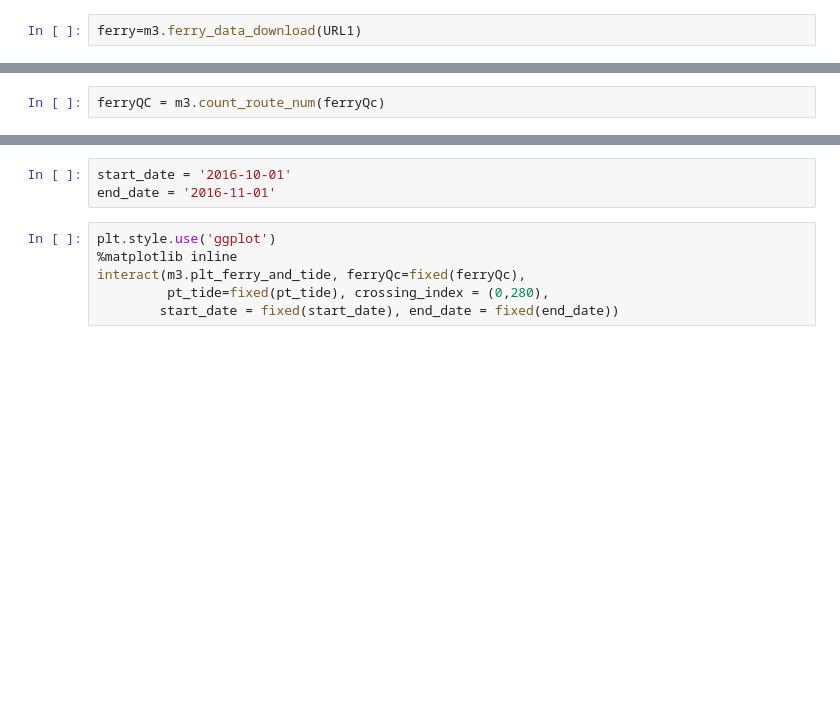
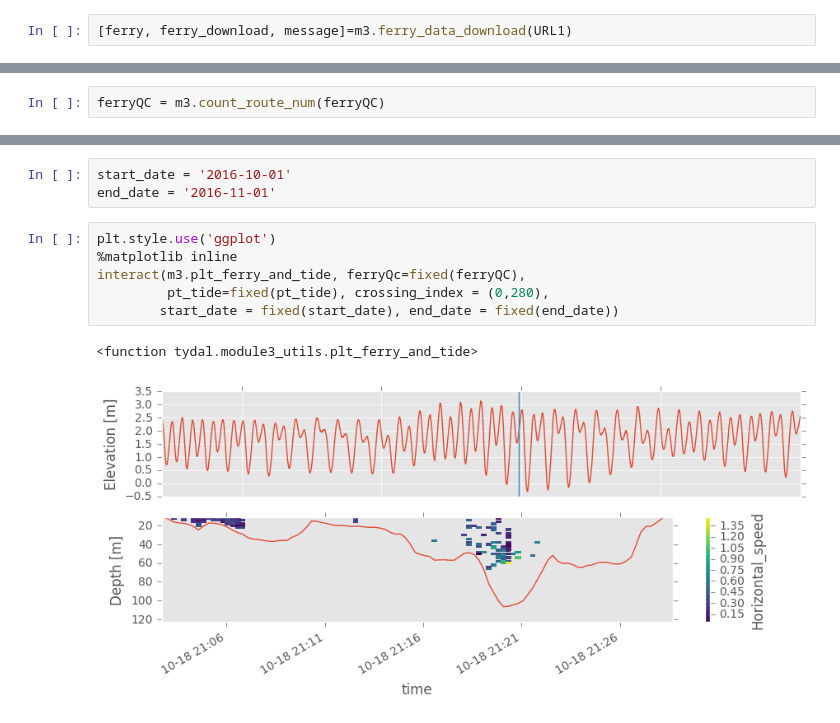
Before and after one commit to mguerrap/tydal, a Jupyter notebook: Module3_TidalCurrents.ipynb, the cells around one changed output, grey strips where cells are left out. Cells and saved outputs as stored; diff of their text form; blank space fills up the shorter version.

Commit message:
need to commit Module3 again

```diff
--- a/Module3_TidalCurrents.ipynb
+++ b/Module3_TidalCurrents.ipynb
@@ -72,7 +72,7 @@ import tydal.tide_utils as tu
 # %%
 URL1='http://107.170.217.21:8080/thredds/dodsC/Salish_L1_STA/Salish_L1_STA.ncml'
 # %%
-ferry=m3.ferry_data_download(URL1)
+[ferry, ferry_download, message]=m3.ferry_data_download(URL1)
 # %% [output]
 File is ok
 # %% [markdown]
@@ -80,7 +80,7 @@ This takes a long time...be patience!
 # %%
 ferryQC= m3.ferry_data_QC(ferry,6.5,4,4)
 # %%
-ferryQC = m3.count_route_num(ferryQc)
+ferryQC = m3.count_route_num(ferryQC)
 # %%
 #import tides
 pt_tide = tu.load_Port_Townsend('Data/')
@@ -91,6 +91,9 @@ end_date = '2016-11-01'
 # %%
 plt.style.use('ggplot')
 %matplotlib inline
-interact(m3.plt_ferry_and_tide, ferryQc=fixed(ferryQc),
+interact(m3.plt_ferry_and_tide, ferryQc=fixed(ferryQC),
          pt_tide=fixed(pt_tide), crossing_index = (0,280),
         start_date = fixed(start_date), end_date = fixed(end_date))
+# %% [output]
+<function tydal.module3_utils.plt_ferry_and_tide>
+[figure, added]
```
